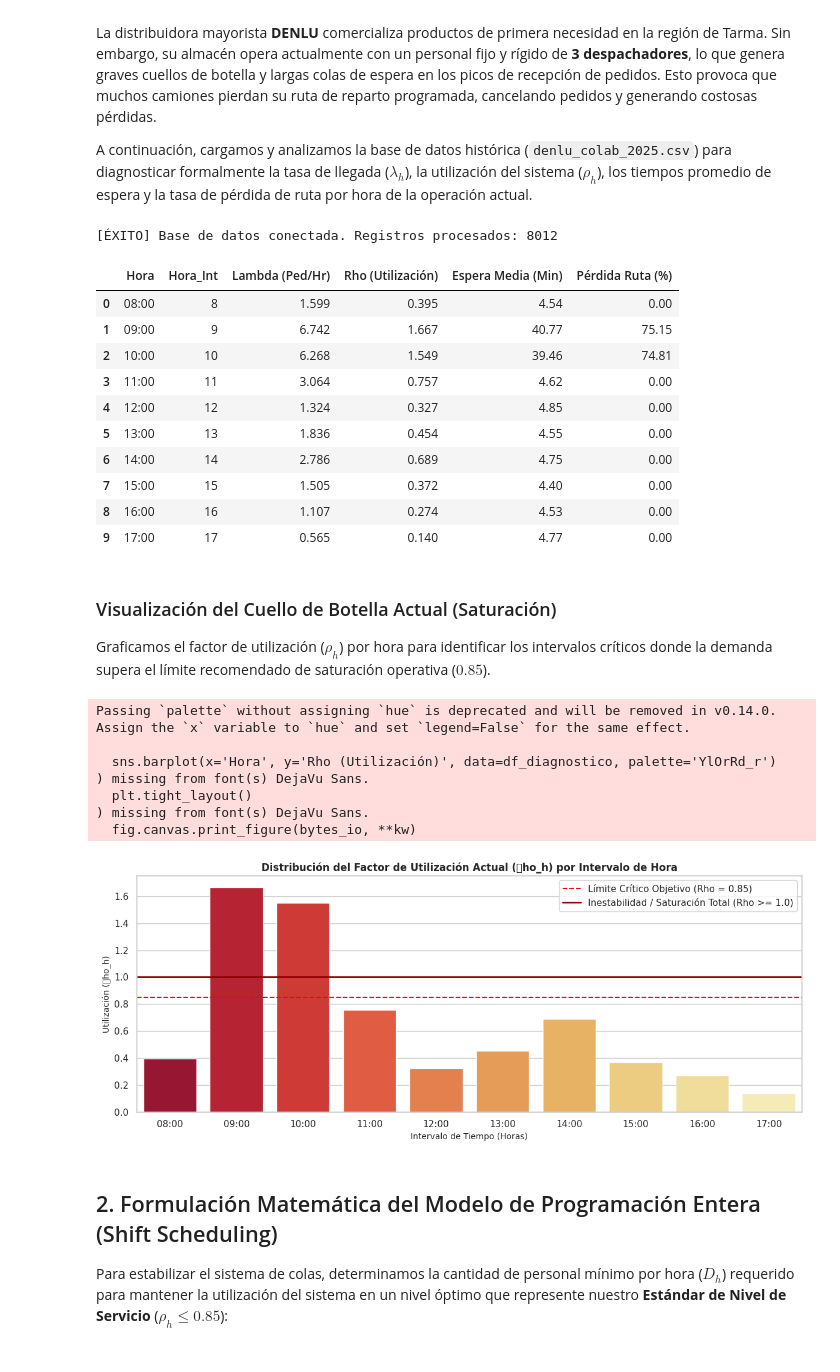
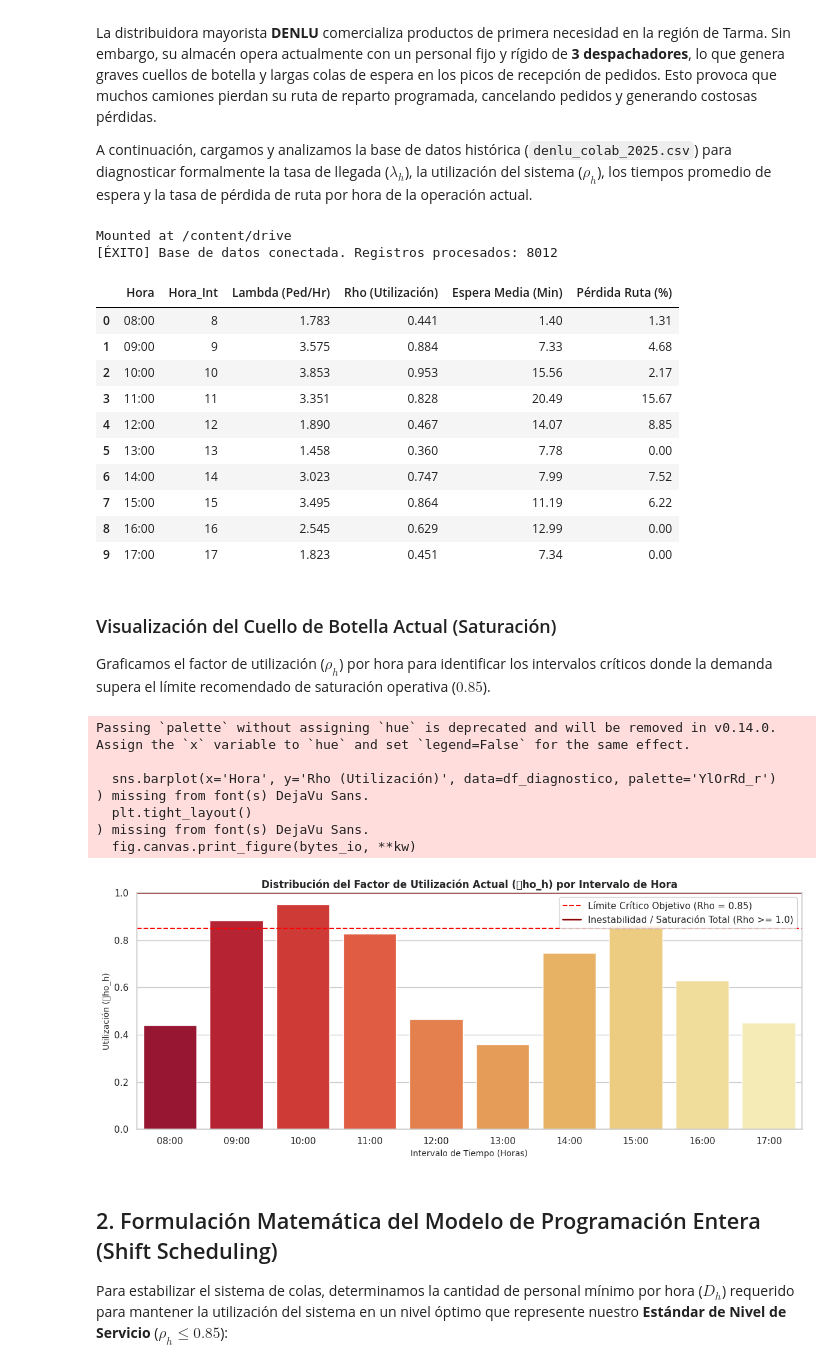
Before and after one commit to Efustion23/denlu-simulacion, a Jupyter notebook: Simulacion/Denlu.ipynb, the cells around one changed output. Drawn from its saved outputs; the diff is of its cells as text; code cells hidden in the pictures.

```diff
--- a/Simulacion/Denlu.ipynb
+++ b/Simulacion/Denlu.ipynb
@@ -16,59 +16,66 @@ import pandas as pd
 import numpy as np
 import matplotlib.pyplot as plt
 import seaborn as sns
+import sys
+from google.colab import drive
 
 # Configurar entorno visual
 sns.set_theme(style="whitegrid")
 plt.rcParams["figure.figsize"] = (12, 5)
 
-# 1. Leer Base de Datos histórica real generada
+# 1. Montar Google Drive para acceder a la carpeta de Mi Unidad
 try:
-    df = pd.read_csv('./denlu_colab_2025.csv')
+    drive.mount('/content/drive')
+    ruta_csv = '/content/drive/MyDrive/Final_Investigacion_Operativa/denlu_colab_2025.csv'
+    df = pd.read_csv(ruta_csv)
     print(f"[ÉXITO] Base de datos conectada. Registros procesados: {len(df)}")
 except FileNotFoundError:
-    print("[ERROR] Archivo 'denlu_colab_2025.csv' no encontrado. Por favor, asegúrese de que el archivo esté en la ruta correcta.")
+    print("[ERROR] No se pudo encontrar el archivo 'denlu_colab_2025.csv' en la ruta especificada de Google Drive.")
+    print("Por favor, asegúrese de que el archivo esté en: Mi Unidad > Final_Investigacion_Operativa > denlu_colab_2025.csv")
+    sys.exit("Ejecución detenida: Archivo no encontrado.")
 
 # 2. Parámetros analíticos del sistema actual
 mu_individual_min = 44.5
 mu_individual_hora = 60.0 / mu_individual_min  # Tasa de servicio individual (~1.348 ped/hr)
 c_actual = 3
 dias_operativos = 299
 
 # 3. Analizar comportamiento por intervalo de hora
 estadisticas_por_hora = []
 for hora in range(8, 18):
     pedidos_hora = df[df['hora_del_dia'] == hora]
     total_pedidos = len(pedidos_hora)
     lambda_h = total_pedidos / dias_operativos
     rho_h = lambda_h / (c_actual * mu_individual_hora)
 
     espera_promedio = pedidos_hora['tiempo_espera_min'].mean()
     tasa_perdida_ruta = (pedidos_hora['perdio_ruta'].sum() / total_pedidos) * 100 if total_pedidos > 0 else 0
 
     estadisticas_por_hora.append({
         'Hora': f"{hora:02d}:00",
         'Hora_Int': hora,
         'Lambda (Ped/Hr)': round(lambda_h, 3),
         'Rho (Utilización)': round(rho_h, 3),
         'Espera Media (Min)': round(espera_promedio, 2),
         'Pérdida Ruta (%)': round(tasa_perdida_ruta, 2)
     })
 
 df_diagnostico = pd.DataFrame(estadisticas_por_hora)
 display(df_diagnostico)
 # %% [output]
+Mounted at /content/drive
 [ÉXITO] Base de datos conectada. Registros procesados: 8012
 |  | Hora | Hora_Int | Lambda (Ped/Hr) | Rho (Utilización) | Espera Media (Min) | Pérdida Ruta (%) |
-| 0 | 08:00 | 8 | 1.599 | 0.395 | 4.54 | 0.00 |
-| 1 | 09:00 | 9 | 6.742 | 1.667 | 40.77 | 75.15 |
-| 2 | 10:00 | 10 | 6.268 | 1.549 | 39.46 | 74.81 |
-| 3 | 11:00 | 11 | 3.064 | 0.757 | 4.62 | 0.00 |
-| 4 | 12:00 | 12 | 1.324 | 0.327 | 4.85 | 0.00 |
-| 5 | 13:00 | 13 | 1.836 | 0.454 | 4.55 | 0.00 |
-| 6 | 14:00 | 14 | 2.786 | 0.689 | 4.75 | 0.00 |
-| 7 | 15:00 | 15 | 1.505 | 0.372 | 4.40 | 0.00 |
-| 8 | 16:00 | 16 | 1.107 | 0.274 | 4.53 | 0.00 |
-| 9 | 17:00 | 17 | 0.565 | 0.140 | 4.77 | 0.00 |
+| 0 | 08:00 | 8 | 1.783 | 0.441 | 1.40 | 1.31 |
+| 1 | 09:00 | 9 | 3.575 | 0.884 | 7.33 | 4.68 |
+| 2 | 10:00 | 10 | 3.853 | 0.953 | 15.56 | 2.17 |
+| 3 | 11:00 | 11 | 3.351 | 0.828 | 20.49 | 15.67 |
+| 4 | 12:00 | 12 | 1.890 | 0.467 | 14.07 | 8.85 |
+| 5 | 13:00 | 13 | 1.458 | 0.360 | 7.78 | 0.00 |
+| 6 | 14:00 | 14 | 3.023 | 0.747 | 7.99 | 7.52 |
+| 7 | 15:00 | 15 | 3.495 | 0.864 | 11.19 | 6.22 |
+| 8 | 16:00 | 16 | 2.545 | 0.629 | 12.99 | 0.00 |
+| 9 | 17:00 | 17 | 1.823 | 0.451 | 7.34 | 0.00 |
 # %% [markdown]
 ### Visualización del Cuello de Botella Actual (Saturación)
 Graficamos el factor de utilización ($\rho_h$) por hora para identificar los intervalos críticos donde la demanda supera el límite recomendado de saturación operativa ($0.85$).
@@ -91,7 +98,7 @@ Passing `palette` without assigning `hue` is deprecated and will be removed in v
   plt.tight_layout()
 ) missing from font(s) DejaVu Sans.
   fig.canvas.print_figure(bytes_io, **kw)
-[figure, old version]
+[figure, new version]
 # %% [markdown]
 ## 2. Formulación Matemática del Modelo de Programación Entera (Shift Scheduling)
 
```
Also changed, not shown: parts of 18 cells of this notebook, 8 other files.
